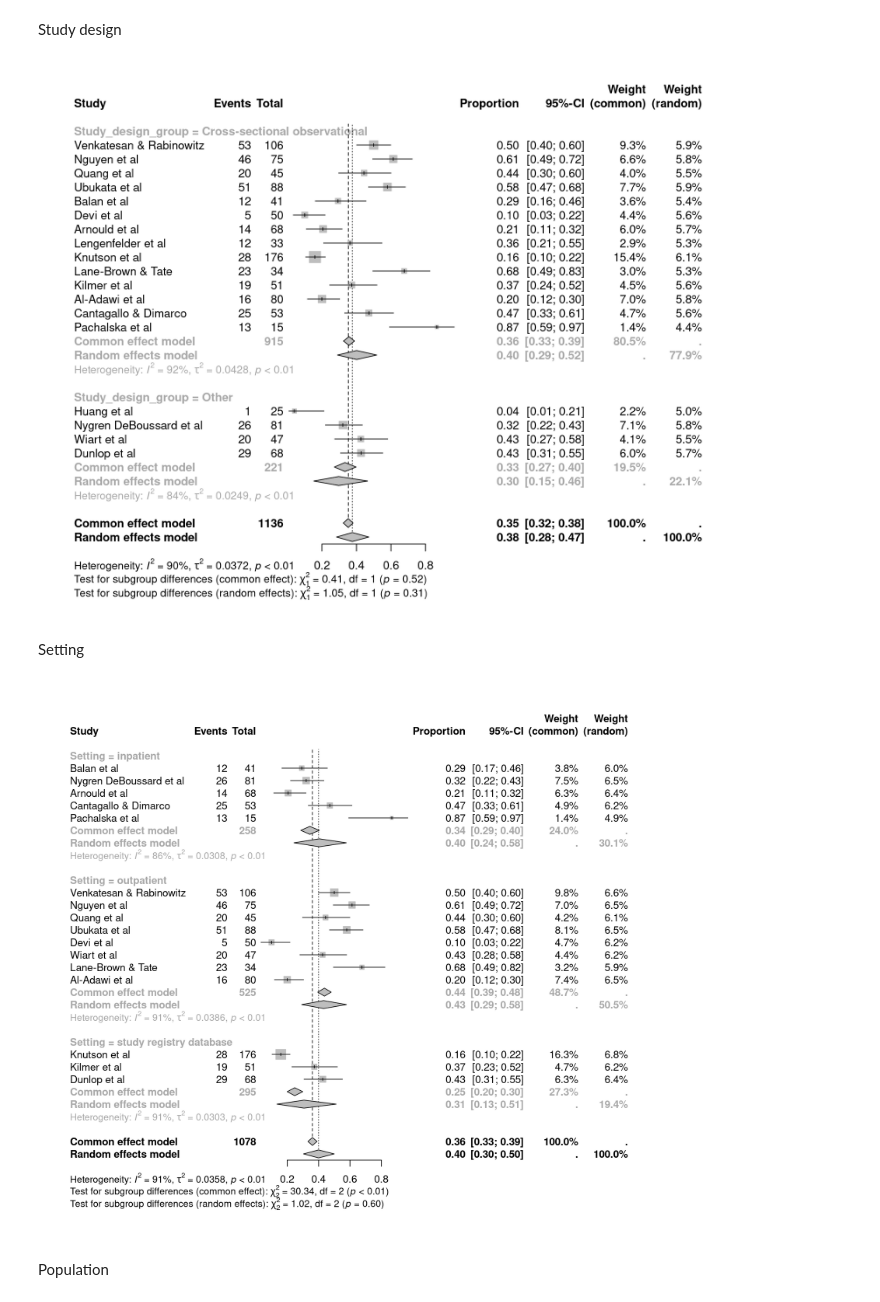
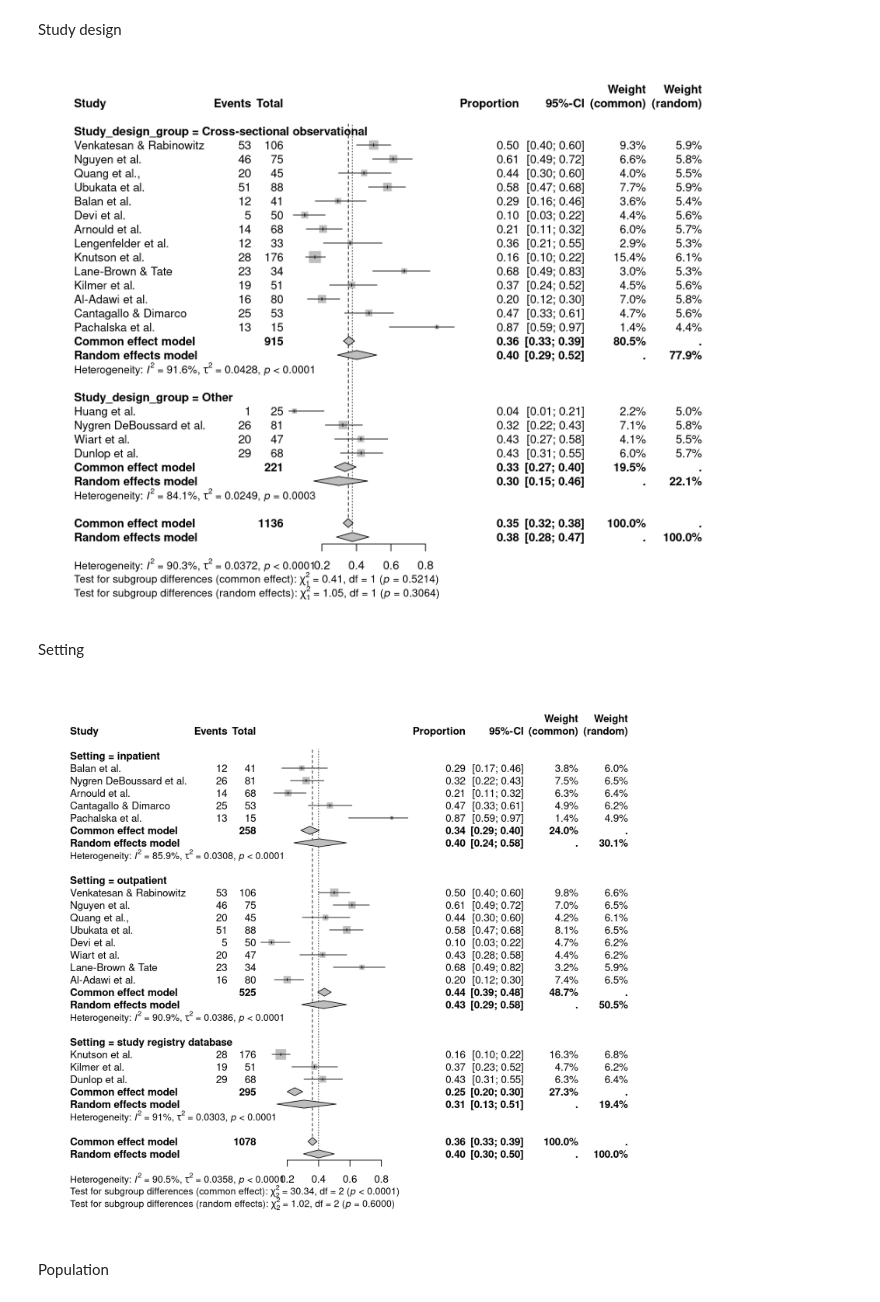
Before and after one commit to lynchjess/Apathy-TBI-meta, a Jupyter notebook: Lynch_et_al_analysis.ipynb, the cells around one changed output. Cells and saved outputs as stored; diff of their text form; code cells hidden in the pictures.

```diff
--- a/Lynch_et_al_analysis.ipynb
+++ b/Lynch_et_al_analysis.ipynb
@@ -152,34 +150,32 @@ study_design_meta <- metaprop(
     subgroup = Study_design_group,
     sm = "PFT",
     method.tau = "DL",
-    method.cs = "WS",
     data = main_df
 )
 
 options(repr.plot.width = 10, repr.plot.height = 8, repr.plot.res = 210)
 forest(study_design_meta)
 # %% [output]
-[figure, old version]
+[figure, new version]
 # %% [markdown]
 Setting
 # %%
 # Filter the data to remove rows with missing values in the 'Setting' column
 main_df_filtered <- main_df %>%
   filter(!is.na(Setting))
 
 # Run the meta-analysis on the filtered data
 setting_meta <- metaprop(Apathy_N, Total_N,
                          studlab = Authors,
                          subgroup = Setting,
                          sm = "PFT",
                          method.tau = "DL",
-                         method.cs = "WS",
                          data = main_df_filtered)
 
 options(repr.plot.width = 10, repr.plot.height = 9, repr.plot.res = 210)
 forest(setting_meta)
 # %% [output]
-[figure, old version]
+[figure, new version]
 # %% [markdown]
 Population
 # %%
```
Also changed, not shown: parts of 34 cells of this notebook.
